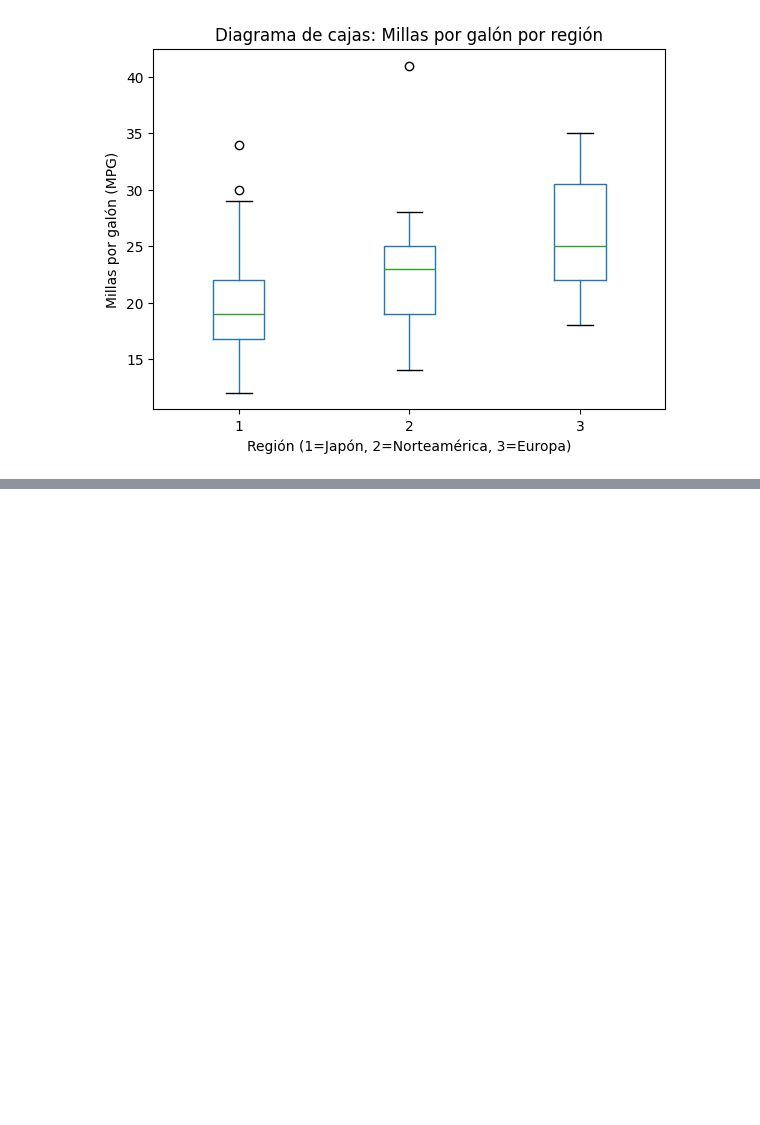
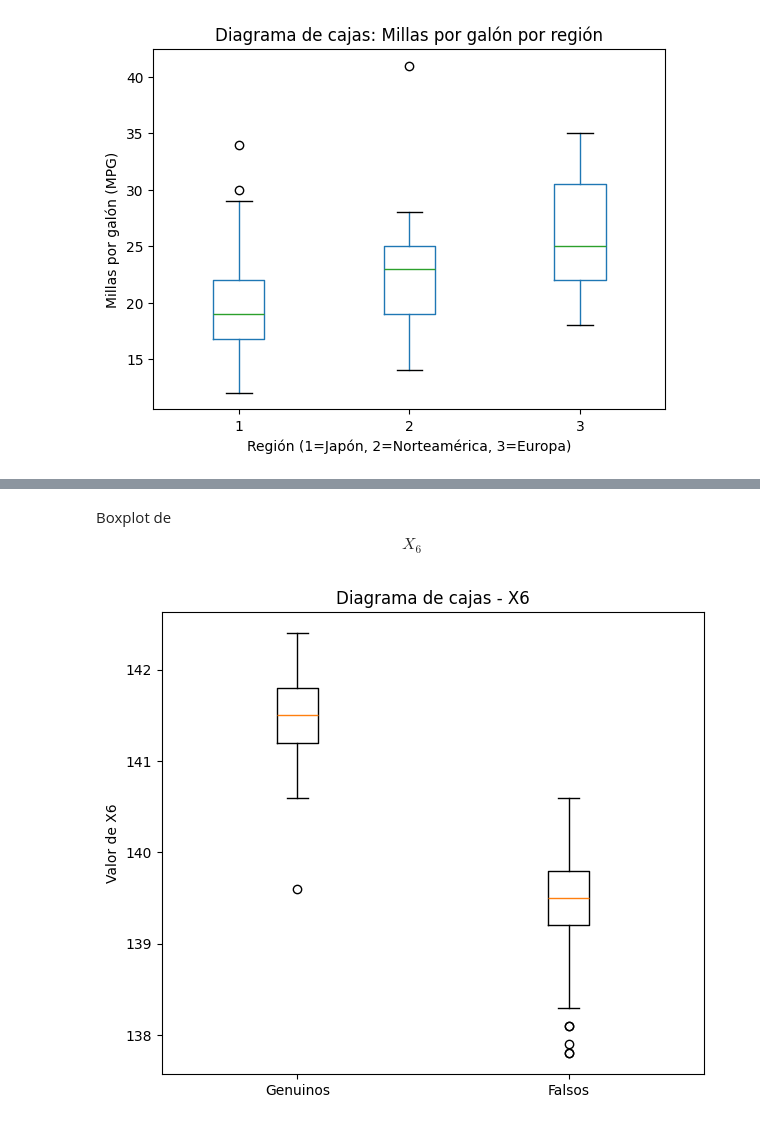
Before and after one commit to 1Enrique9/Ciencia-de-Datos, a Jupyter notebook: 7mo/Analisis_Multivariado/Tareas/Tarea1/T1.ipynb, the cells around one changed output, grey strips where cells are left out. Saved outputs shown, nothing was run; the diff lists cells and outputs as text; code cells hidden in the pictures; blank space fills up the shorter version.

```diff
--- a/7mo/Analisis_Multivariado/Tareas/Tarea1/T1.ipynb
+++ b/7mo/Analisis_Multivariado/Tareas/Tarea1/T1.ipynb
@@ -194,0 +313,10 @@ plt.show()
+# %% [markdown]
+Boxplot de $$X_6$$
+# %%
+plt.figure(figsize=(7,6))
+plt.boxplot([genuinos["X6"], falsos["X6"]], labels=["Genuinos","Falsos"])
+plt.title("Diagrama de cajas - X6")
+plt.ylabel("Valor de X6")
+plt.show()
+# %% [output]
+[figure, added]
```
Also changed, not shown: parts of 15 cells of this notebook, 1 other file.
